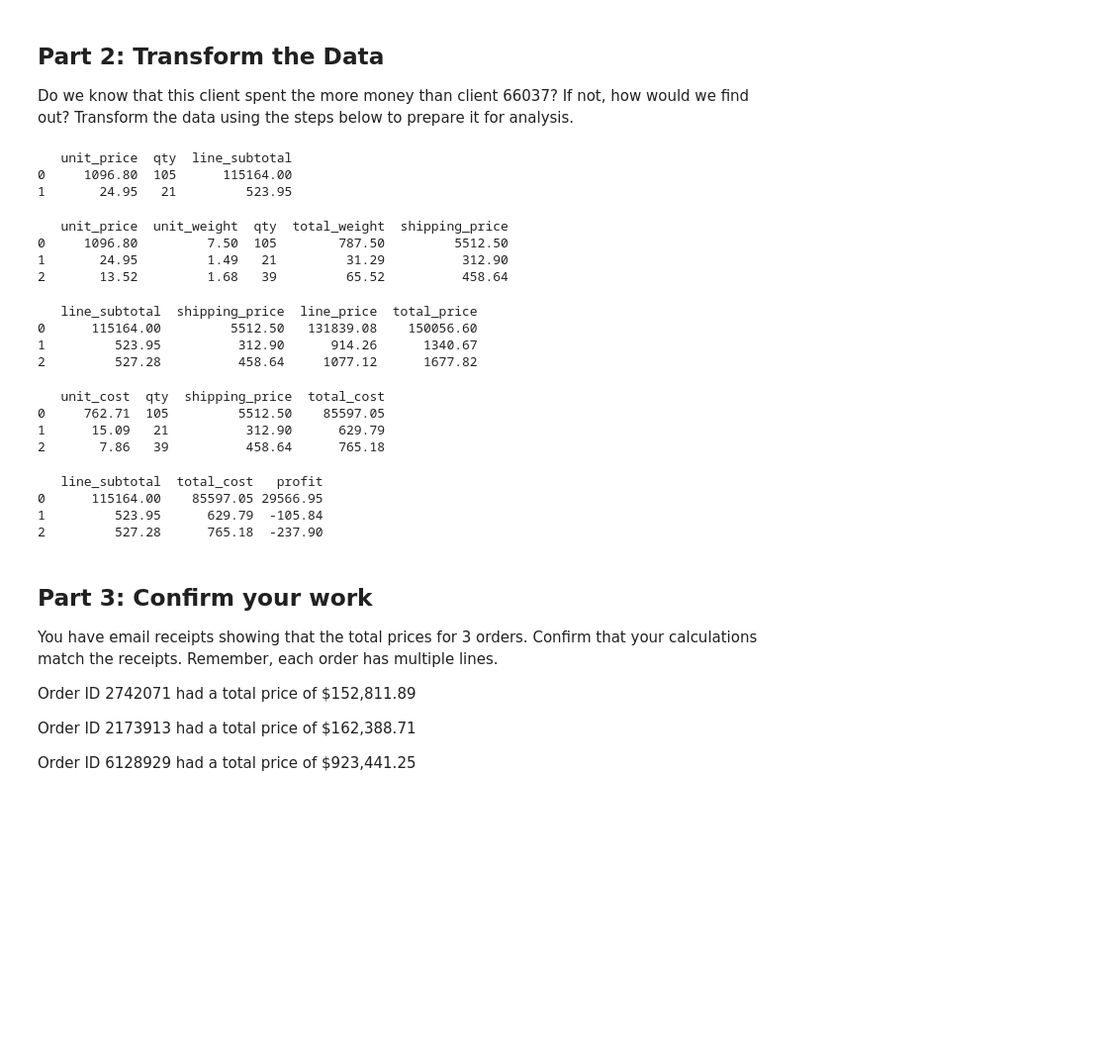
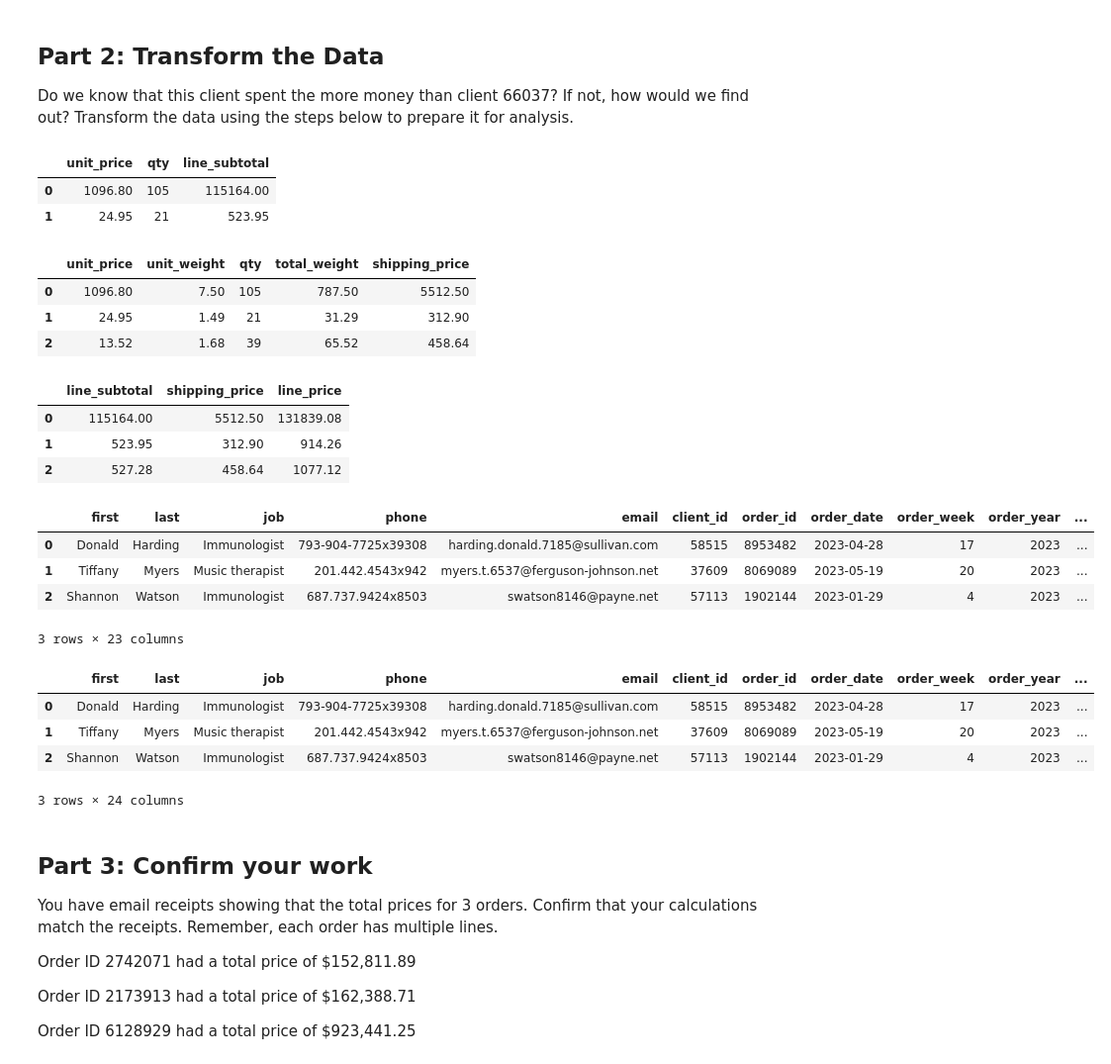
Before and after one commit to Larry-444/pandas-challenge-1, a Jupyter notebook: wholesale_data_analysis_starter_code.ipynb, the cells around one changed output. Shown: that part at 99% size. Cells and saved outputs as stored; diff of their text form; code cells hidden in the pictures; blank space fills up the shorter version.

```diff
--- a/wholesale_data_analysis_starter_code.ipynb
+++ b/wholesale_data_analysis_starter_code.ipynb
@@ -130,15 +125,15 @@ print(total_units_ordered)
 Do we know that this client spent the more money than client 66037? If not, how would we find out? Transform the data using the steps below to prepare it for analysis.
 # %%
 # Create a column that calculates the subtotal for each line using the unit_price and the qty
-df['line_subtotal'] = df['unit_price'] * df['qty']
-print(df[['unit_price', 'qty', 'line_subtotal']].head(2))
+client_data_df['line_subtotal'] = client_data_df['unit_price'] * client_data_df['qty']
+client_data_df[['unit_price', 'qty', 'line_subtotal']].head(2)
 # %% [output]
-   unit_price  qty  line_subtotal
-0     1096.80  105      115164.00
-1       24.95   21         523.95
+|  | unit_price | qty | line_subtotal |
+| 0 | 1096.80 | 105 | 115164.00 |
+| 1 | 24.95 | 21 | 523.95 |
 # %%
 # Create a column for shipping price.
-df['total_weight'] = df['unit_weight'] * df['qty']
+client_data_df['total_weight'] = client_data_df['unit_weight'] * client_data_df['qty']
 
 # Assume a shipping price of $7 per pound for orders over 50 pounds and $10 per pound for items 50 pounds or under.
 def calculate_shipping(weight):
@@ -148,50 +143,54 @@ def calculate_shipping(weight):
         return weight * 10  # $10 per pound for orders 50 pounds or under
 
 # Apply the function to create the shipping price column
-df['shipping_price'] = df['total_weight'].apply(calculate_shipping)
+client_data_df['shipping_price'] = client_data_df['total_weight'].apply(calculate_shipping)
 
 # Display the updated DataFrame with the new 'shipping_price' column
-print(df[['unit_price', 'unit_weight', 'qty', 'total_weight', 'shipping_price']].head(3))
+client_data_df[['unit_price', 'unit_weight', 'qty', 'total_weight', 'shipping_price']].head(3)
 # %% [output]
-   unit_price  unit_weight  qty  total_weight  shipping_price
-0     1096.80         7.50  105        787.50         5512.50
-1       24.95         1.49   21         31.29          312.90
-2       13.52         1.68   39         65.52          458.64
+|  | unit_price | unit_weight | qty | total_weight | shipping_price |
+| 0 | 1096.80 | 7.50 | 105 | 787.50 | 5512.50 |
+| 1 | 24.95 | 1.49 | 21 | 31.29 | 312.90 |
+| 2 | 13.52 | 1.68 | 39 | 65.52 | 458.64 |
 # %%
 # Create a column for the total price using the subtotal and the shipping price along with a sales tax of 9.25%
-sales_tax = 0.0925
-df['line_price'] = (df['line_subtotal'] + df['shipping_price']) * (1 + sales_tax)
-df['total_price'] = (df['line_price'] + df['shipping_price']) * (1 + sales_tax)
+sales_tax_rate = 0.0925
 
-pd.options.display.float_format = '{:.2f}'.format
+# Calculate the total price
+# client_data_df['line_price'] = (client_data_df['line_subtotal'] + client_data_df['shipping_price'])
+client_data_df['line_price'] = ((client_data_df['line_subtotal'] + client_data_df['shipping_price']) * (1 + sales_tax_rate)).round(2)
 
-
-print(df[['line_subtotal', 'shipping_price', 'line_price', 'total_price']].head(3))
+# Display the updated DataFrame with the new 'total_price' column
+client_data_df[['line_subtotal', 'shipping_price', 'line_price']].head(3)
 # %% [output]
-   line_subtotal  shipping_price  line_price  total_price
-0      115164.00         5512.50   131839.08    150056.60
-1         523.95          312.90      914.26      1340.67
-2         527.28          458.64     1077.12      1677.82
+|  | line_subtotal | shipping_price | line_price |
+| 0 | 115164.00 | 5512.50 | 131839.08 |
+| 1 | 523.95 | 312.90 | 914.26 |
+| 2 | 527.28 | 458.64 | 1077.12 |
 # %%
 # Create a column for the cost of each line using unit cost, qty, and
 # shipping price (assume the shipping cost is exactly what is charged to the client).
-df['total_cost'] = (df['unit_cost'] * df['qty']) + df['shipping_price']
-print(df[['unit_cost', 'qty', 'shipping_price', 'total_cost']].head(3))
+client_data_df['line_cost'] = (client_data_df['unit_cost'] * client_data_df['qty']) + client_data_df['shipping_price']
+
+# Display the updated DataFrame with the new 'line_cost' column
+client_data_df.head(3)
 # %% [output]
+|  | first | last | job | phone | email | client_id | order_id | order_date | order_week | order_year | ... |
+| 0 | Donald | Harding | Immunologist | 793-904-7725x39308 | harding.donald.7185@sullivan.com | 58515 | 8953482 | 2023-04-28 | 17 | 2023 | ... |
+| 1 | Tiffany | Myers | Music therapist | 201.442.4543x942 | myers.t.6537@ferguson-johnson.net | 37609 | 8069089 | 2023-05-19 | 20 | 2023 | ... |
+| 2 | Shannon | Watson | Immunologist | 687.737.9424x8503 | swatson8146@payne.net | 57113 | 1902144 | 2023-01-29 | 4 | 2023 | ... |
-   unit_cost  qty  shipping_price  total_cost
-0     762.71  105         5512.50    85597.05
-1      15.09   21          312.90      629.79
-2       7.86   39          458.64      765.18
+3 rows × 23 columns
 # %%
 # Create a column for the profit of each line using line cost and line price
-df['profit'] = df['line_subtotal'] - df['total_cost']
+client_data_df['line_profit'] = client_data_df['line_price'] - client_data_df['line_cost']
 
-print(df[['line_subtotal', 'total_cost', 'profit']].head(3))
+client_data_df.head(3)
 # %% [output]
+|  | first | last | job | phone | email | client_id | order_id | order_date | order_week | order_year | ... |
+| 0 | Donald | Harding | Immunologist | 793-904-7725x39308 | harding.donald.7185@sullivan.com | 58515 | 8953482 | 2023-04-28 | 17 | 2023 | ... |
+| 1 | Tiffany | Myers | Music therapist | 201.442.4543x942 | myers.t.6537@ferguson-johnson.net | 37609 | 8069089 | 2023-05-19 | 20 | 2023 | ... |
+| 2 | Shannon | Watson | Immunologist | 687.737.9424x8503 | swatson8146@payne.net | 57113 | 1902144 | 2023-01-29 | 4 | 2023 | ... |
-   line_subtotal  total_cost   profit
-0      115164.00    85597.05 29566.95
-1         523.95      629.79  -105.84
-2         527.28      765.18  -237.90
+3 rows × 24 columns
 # %% [markdown]
 ## Part 3: Confirm your work
 You have email receipts showing that the total prices for 3 orders. Confirm that your calculations match the receipts. Remember, each order has multiple lines.
```
Also changed, not shown: parts of 14 cells of this notebook, 1 other file.
